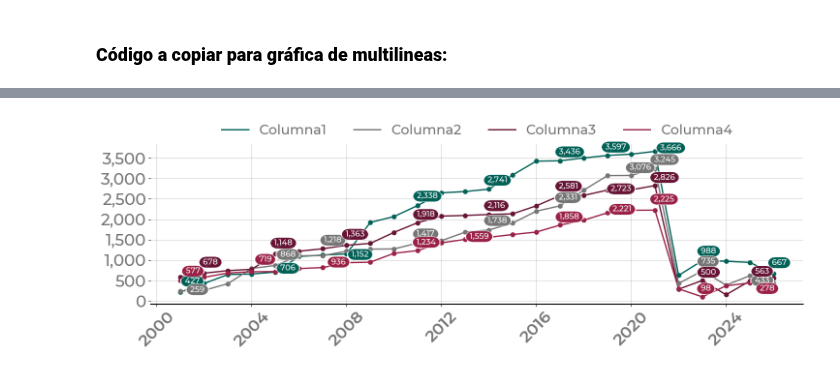
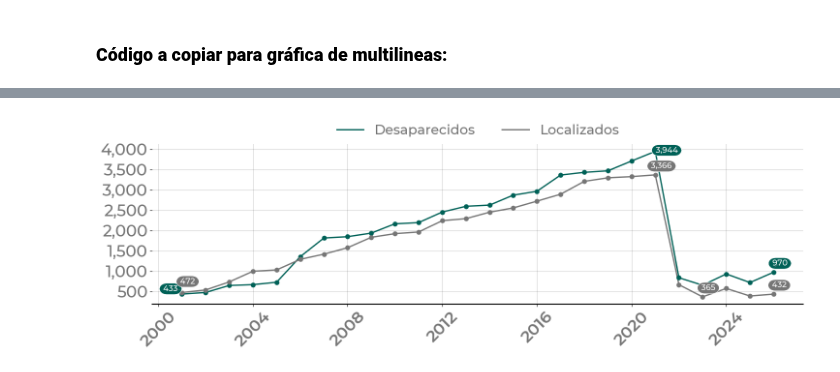
Before and after one commit to tabonitaa/graficas_gob, a Jupyter notebook: Python/multilineas/multilineas.ipynb, the cells around one changed output, grey strips where cells are left out. Cells and saved outputs as stored; diff of their text form; code cells hidden in the pictures.

Commit message:
se añadieron nuevos argumentos para ajustar los datos de la grafica

```diff
--- a/Python/multilineas/multilineas.ipynb
+++ b/Python/multilineas/multilineas.ipynb
@@ -11,22 +11,14 @@ n = len(fechas)
 # Generar valores aleatorios que suben con el tiempo y caen bruscamente al final
 valores = {
     "Fecha": fechas,
-    "Columna1": np.concatenate([
+    "Desaparecidos": np.concatenate([
         np.sort(np.random.uniform(100, 4000, n - 5)),  # Valores ascendentes aleatorios
         np.random.uniform(500, 1000, 5)  # Caída brusca al final
     ]),
-    "Columna2": np.concatenate([
+    "Localizados": np.concatenate([
         np.sort(np.random.uniform(200, 3500, n - 5)),
         np.random.uniform(300, 800, 5)
-    ]),
-    "Columna3": np.concatenate([
-        np.sort(np.random.uniform(300, 3000, n - 5)),
-        np.random.uniform(100, 600, 5)
-    ]),
-    "Columna4": np.concatenate([
-        np.sort(np.random.uniform(400, 2500, n - 5)),
-        np.random.uniform(50, 500, 5)
-    ]),
+    ])
 }
 
 # Crear DataFrame
@@ -36,7 +28,7 @@ df = pd.DataFrame(valores)
 df_long = pd.melt(
     df,
     id_vars=["Fecha"],
-    value_vars=["Columna1", "Columna2", "Columna3", "Columna4"],
+    value_vars=["Desaparecidos", "Localizados"],
     var_name="Variable",
     value_name="Valor"
 )
@@ -75,49 +59,17 @@ from pathlib import Path
 import matplotlib.pyplot as plt
 import matplotlib.ticker as mticker
 import matplotlib.font_manager as font_manager
+import subprocess
 
-def ajusta_etiquetas(
-    dataframe,
-    columnas,
-    colores,
-    columna_x,
-    sin_tag=2,
-    max=True,
-    fontsize=16,
-    fontname=None,
-    fontweight=None,
-    fontcolor=None,
-    escala=None
-):
-    """
-    Devuelve la lista de textos a etiquetar, pero NO llama a adjust_text.
-    """
-    texts = []
-    for col, color in zip(columnas, colores):
-        total_puntos = len(dataframe)
-        max_index = dataframe[col].idxmax() if max else None
-        for i, row in dataframe.iterrows():
-            tiene_etiqueta = (total_puntos - i - 1) % (sin_tag + 1) == 0 or i == total_puntos - 1 or (max and i == max_index)
-            if tiene_etiqueta:
-                bbox_props = dict(boxstyle="round,pad=0.25,rounding_size=0.99", fc=color, ec="none", alpha=1.0)
-                espacio = "\u00A0"
-                va = 'bottom' if i % 2 == 0 else 'top'
-                offset = escala if va == 'bottom' else -escala
-                texts.append(
-                    plt.text(
-                        row[columna_x],
-                        row[col] + offset,
-                        f"{espacio*1}{int(row[col]):,}{espacio*1}",
-                        fontsize=fontsize,
-                        color=fontcolor if fontcolor else "white",
-                        weight=fontweight,
-                        ha='center',
-                        va=va,
-                        bbox=bbox_props,
-                        fontname=fontname
-                    )
-                )
-    return texts
+def limpiar_svg_con_scour(archivo_entrada, archivo_salida):
+    subprocess.run([
+        'scour', '-i', archivo_entrada, '-o', archivo_salida,
+        '--enable-viewboxing', '--enable-id-stripping',
+        '--shorten-ids', '--remove-descriptive-elements'
+    ], check=True)
+
+def limpiar_svg_con_svgo(archivo_entrada, archivo_salida):
+    subprocess.run(['svgo', archivo_entrada, '-o', archivo_salida], check=True)
 
 
 def multilineal(
@@ -129,6 +81,11 @@ def multilineal(
     columna_valor="Valor",
     tipografia=None,
     margen=0.7,
+    sin_tag=3,
+    tag_max=True,
+    tag_min=False,
+    tag_ini=False,
+    tag_fin=True
 ):
     from pathlib import Path
     from adjustText import adjust_text
@@ -185,14 +142,20 @@ def multilineal(
 
     # Ahora agregar las etiquetas en un ciclo aparte
     all_texts = []
-    sin_tag = 2  # Puedes ajustar este parámetro según lo que desees
     for i, var in enumerate(variables):
         datos = df_long[df_long[columna_variable] == var].reset_index(drop=True)
         total_puntos = len(datos)
         max_index = datos[columna_valor].idxmax()
+        min_index = datos[columna_valor].idxmin()
         color = color_map[var]
         for j, row in datos.iterrows():
-            tiene_etiqueta = (total_puntos - j - 1) % (sin_tag + 1) == 0 or j == total_puntos - 1 or j == max_index
+            etiqueta_max = tag_max and (j == max_index)
+            etiqueta_min = tag_min and (j == min_index)
+            etiqueta_ini = tag_ini and (j == 0)
+            etiqueta_fin = tag_fin and (j == total_puntos - 1)
+            etiqueta_periodica = (total_puntos - j - 1) % (sin_tag + 1) == 0
+
+            tiene_etiqueta = etiqueta_periodica or etiqueta_max or etiqueta_min or etiqueta_ini or etiqueta_fin
             if tiene_etiqueta:
                 bbox_props = dict(
                     boxstyle="round,pad=0.25,rounding_size=0.99",
@@ -290,5 +253,5 @@ def multilineal(
 
     plt.show()
 
-multilineal(df_long, font='Montserrat', nombre='multilineal', columna_fecha="Fecha")
+multilineal(df_long, font='Montserrat', nombre='multilineal', columna_fecha="Fecha", sin_tag=100, tag_max=True, tag_min=True, tag_ini=True, tag_fin=True)
 # %% [output]
@@ -300 +263 @@ Done in 61 ms!
-[figure, old version]
+[figure, new version]
```
Also changed, not shown: parts of 3 cells of this notebook, 5 other files.
